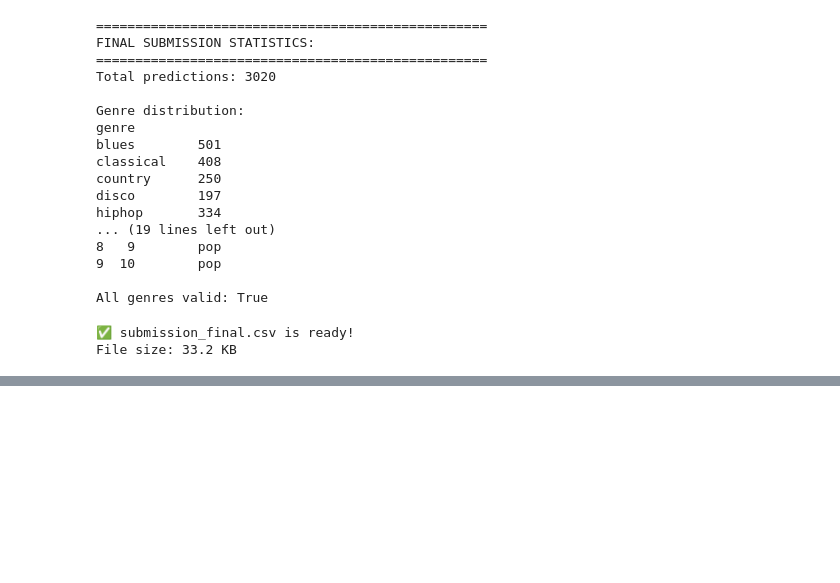
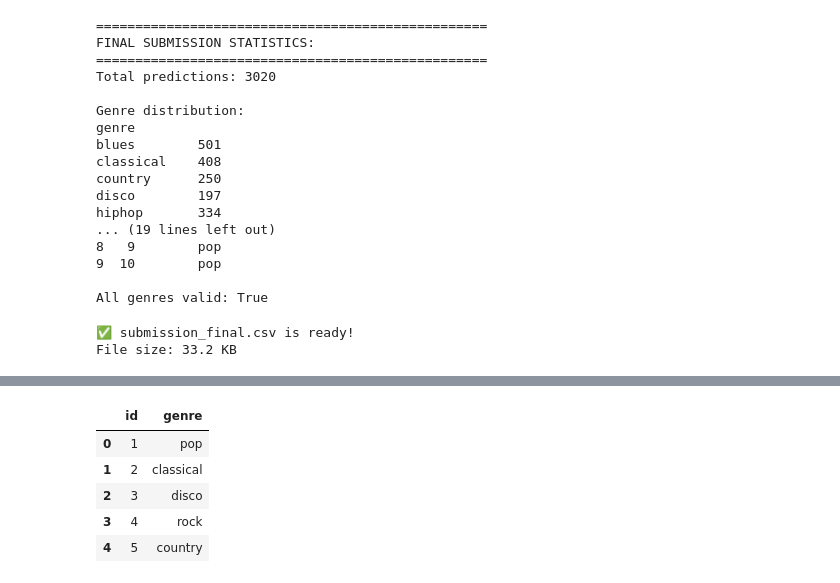
Before and after one commit to Sanandha1234/messy-mashup-music-genre-classification, a Jupyter notebook: kaggle_notebook.ipynb, the cells around one changed output, grey strips where cells are left out. Drawn from its saved outputs; the diff is of its cells as text; code cells hidden in the pictures; blank space fills up the shorter version.

Commit message:
Kaggle Notebook | DL-24f2008134-notebook-t12026 | Version 23

```diff
--- a/kaggle_notebook.ipynb
+++ b/kaggle_notebook.ipynb
@@ -3691,0 +3718,2 @@ File size: 33.2 KB
+# %%
+DATA_PATH = "/kaggle/input/jan-2026-dl-gen-ai-project/messy_mashup"
@@ -3691,0 +3746,4 @@ File size: 33.2 KB
+# %%
+noise_path = os.path.join(DATA_PATH, "ESC-50-master", "audio")
+noise_files = [os.path.join(noise_path, f) for f in os.listdir(noise_path)]
+print("Noise files:", len(noise_files))
@@ -3691,0 +3866,6 @@ File size: 33.2 KB
+# %%
+optimizer = torch.optim.AdamW(model.parameters(), lr=2e-5, weight_decay=1e-4)
+criterion = nn.CrossEntropyLoss(label_smoothing=0.05)
+scheduler = torch.optim.lr_scheduler.CosineAnnealingLR(optimizer, T_max=8)
+
+scaler = torch.cuda.amp.GradScaler()
@@ -3691,0 +3936,28 @@ File size: 33.2 KB
+# %%
+model.load_state_dict(torch.load("/kaggle/working/hubert_best.pth"))
+model.eval()
+
+test_df = pd.read_csv(os.path.join(DATA_PATH,"test.csv"))
+predictions = []
+
+for file_name in tqdm(test_df["filename"]):
+
+    path = os.path.join(DATA_PATH,"mashups",file_name)
+
+    audio, sr = torchaudio.load(path)
+    audio = torchaudio.functional.resample(audio, sr, 16000)
+    audio = audio.mean(0)
+
+    max_len = 16000*30
+    if len(audio) > max_len:
+        audio = audio[:max_len]
+    else:
+        audio = F.pad(audio,(0,max_len-len(audio)))
+
+    audio = audio.unsqueeze(0).to(DEVICE)
+
+    with torch.no_grad():
+        out = model(audio)
+        pred = out.argmax(1).item()
+
+    predictions.append(idx2label[pred])
@@ -3691,0 +4069,9 @@ File size: 33.2 KB
+# %%
+submission.head()
+# %% [output]
+|  | id | genre |
+| 0 | 1 | pop |
+| 1 | 2 | classical |
+| 2 | 3 | disco |
+| 3 | 4 | rock |
+| 4 | 5 | country |
```
Also changed, not shown: parts of 14 cells of this notebook.
